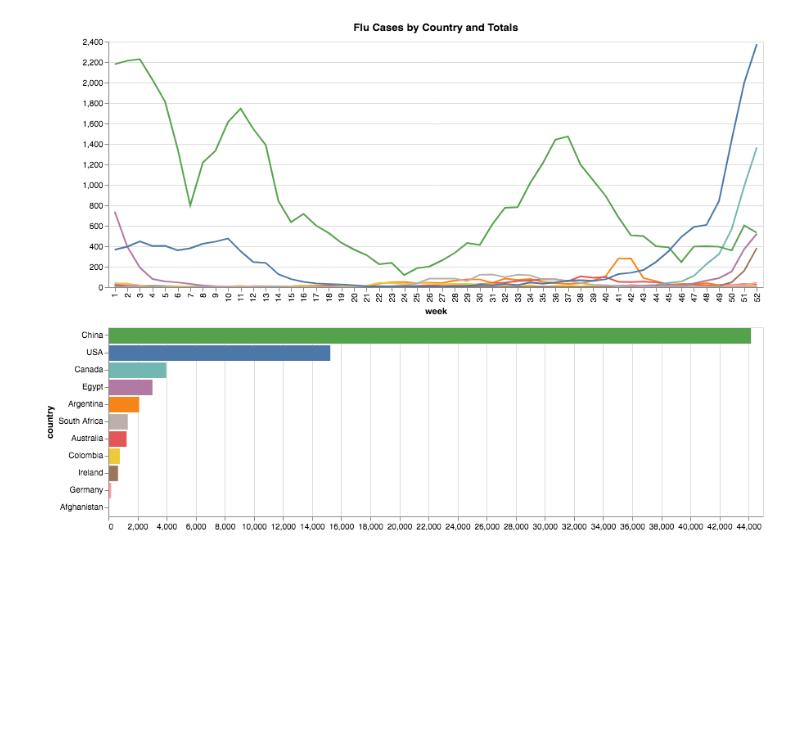
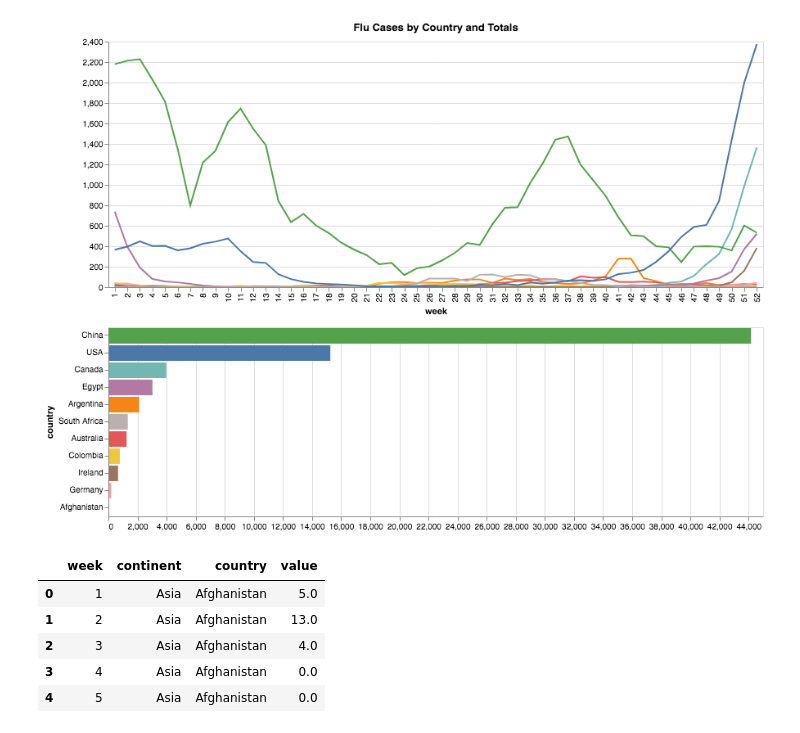
Before and after one commit to manzt/flu-mcv, a Jupyter notebook: flu.ipynb, the cells around one changed output. Drawn from its saved outputs; the diff is of its cells as text; code cells hidden in the pictures; blank space fills up the shorter version.

Commit message:
Altair cannot handle hierarchical indexes; need to fix continent dataset.

```diff
--- a/flu.ipynb
+++ b/flu.ipynb
@@ -141,3 +140,16 @@ bar = alt.Chart(data).mark_bar().encode(
 line & bar
 # %% [output]
 [figure]
+# %%
+flu = pd.read_csv('flunet2010_11countries.csv', header=[0,1])
+cols = flu.columns.tolist()
+normed = pd.melt(flu, id_vars=[cols[0]], value_vars=cols[1:], var_name=['continent','country'])
+normed = normed.rename(columns={normed.columns[0]: 'week'})
+normed.head()
+# %% [output]
+|  | week | continent | country | value |
+| 0 | 1 | Asia | Afghanistan | 5.0 |
+| 1 | 2 | Asia | Afghanistan | 13.0 |
+| 2 | 3 | Asia | Afghanistan | 4.0 |
+| 3 | 4 | Asia | Afghanistan | 0.0 |
+| 4 | 5 | Asia | Afghanistan | 0.0 |
```
Also changed, not shown: parts of 2 cells of this notebook.
